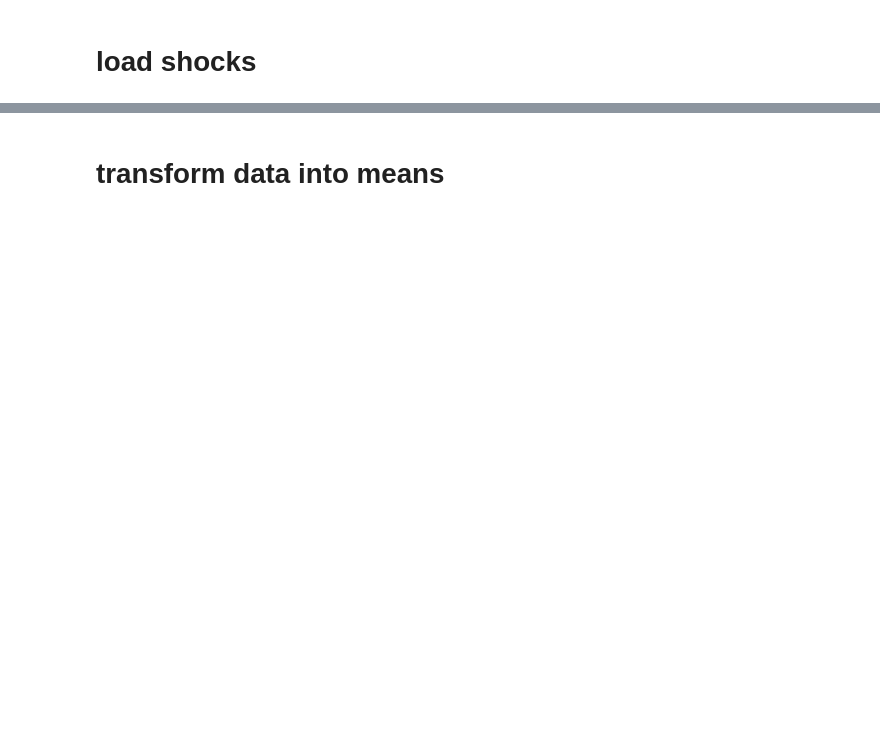
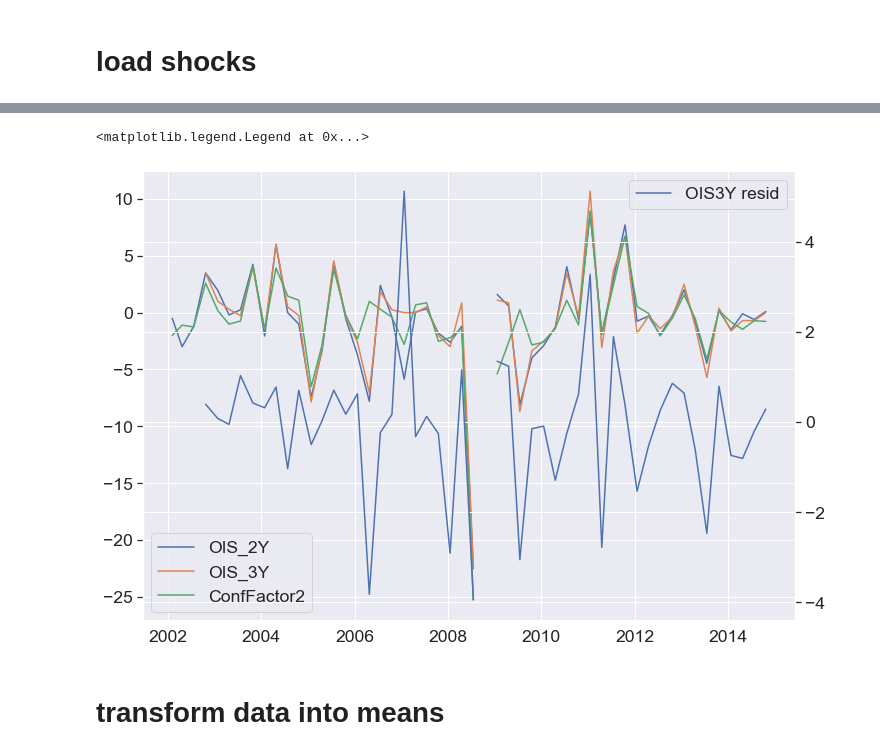
Before and after one commit to geri310/ECB_FG_GMM_approach_MSc_Thesis, a Jupyter notebook: gmmGDP-Averages.ipynb, the cells around one changed output, grey strips where cells are left out. Drawn from its saved outputs; the diff is of its cells as text; code cells hidden in the pictures; blank space fills up the shorter version.

Commit message:
regressed OIS and factors added

```diff
--- a/gmmGDP-Averages.ipynb
+++ b/gmmGDP-Averages.ipynb
@@ -21,3 +21,7 @@ df_gdp.index = df_gdp['SurveyDate']
 df_gdp = df_gdp.drop('SurveyDate', axis=1)
 # %% [markdown]
 # load shocks
+# %%
+oisfactors = pd.read_csv('dataset_con.csv')
+oisfactors.index = pd.to_datetime(oisfactors['Date'])
+oisfactors
@@ -29,6 +48,23 @@ prdf = pd.read_excel('Dataset_EA-MPD.xlsx', sheet_name='Press Release Window')
 prdf.index = prdf['date']
 pcdf = pd.read_excel('Dataset_EA-MPD.xlsx', sheet_name='Press Conference Window')
 pcdf.index = pcdf['date']
+pcdf = pd.concat([pcdf, oisfactors], axis = 1)
+##get OLS estimate of the OIS 3Y
+pcdf1 = pcdf.loc[(pcdf.index>'2001-12-01')&(pcdf.index<'2015-01-01')]
+pcdf1 = pcdf1.dropna(subset=['OIS_1M', 'OIS_3M', 'OIS_6M', 'OIS_1Y', 'OIS_2Y', 'OIS_3Y'])
+X = sm.add_constant(pcdf1[['OIS_1M', 'OIS_3M', 'OIS_6M', 'OIS_1Y']])
+model = sm.OLS(pcdf1['OIS_3Y'], X)
+results = model.fit()
+#get the residuals and the fitted values
+oisnew = pd.DataFrame(results.resid)
+oisnew.columns = ['oisnew']
+oisnew.index = pcdf1.index
+oisnewfitted = pd.DataFrame(results.fittedvalues)
+oisnewfitted.columns = ['oisnew_fitted']
+oisnewfitted.index = pcdf1.index
+pcdf = pd.concat([pcdf, oisnew], axis = 1)
+pcdf = pd.concat([pcdf, oisnewfitted], axis = 1)
+
 dates_list = df_gdp.index.unique()
 date1=dates_list[0]
 date2=dates_list[1]
@@ -58,12 +94,12 @@ for i in range(0, len(dates_list)-1):
 newdfpc.index = dates_list
 
 #SUM DEFINITION
-mpdf = pd.read_excel('Dataset_EA-MPD.xlsx', sheet_name='Monetary Event Window')
-mpdf.index = mpdf['date']
-prdf = pd.read_excel('Dataset_EA-MPD.xlsx', sheet_name='Press Release Window')
-prdf.index = prdf['date']
-pcdf = pd.read_excel('Dataset_EA-MPD.xlsx', sheet_name='Press Conference Window')
-pcdf.index = pcdf['date']
+#mpdf = pd.read_excel('Dataset_EA-MPD.xlsx', sheet_name='Monetary Event Window')
+#mpdf.index = mpdf['date']
+#prdf = pd.read_excel('Dataset_EA-MPD.xlsx', sheet_name='Press Release Window')
+#prdf.index = prdf['date']
+#pcdf = pd.read_excel('Dataset_EA-MPD.xlsx', sheet_name='Press Conference Window')
+#pcdf.index = pcdf['date']
 dates_list = df_gdp.index.unique()
 date1=dates_list[0]
 date2=dates_list[1]
@@ -89,6 +125,17 @@ newdfpcsum = pcdf.loc[(pcdf.index<date1)].tail(1)
 for i in range(0, len(dates_list)-1):
     newdfpcsum = newdfpcsum.append(pcdf.loc[(pcdf.index>dates_list[i])&(pcdf.index<dates_list[i+1])].sum(),ignore_index = True)
 newdfpcsum.index = dates_list
+# %%
+sns.set(rc={'figure.figsize':(11.7,8.27)}, font_scale=1.6);
+fig, ax1 = plt.subplots()
+ax1.plot(newdfpc.loc[(newdfpc.index>'2001-12-01')&(newdfpc.index<'2015-01-01')][['OIS_2Y', 'OIS_3Y', 'ConfFactor2']])
+ax1.legend(['OIS_2Y', 'OIS_3Y', 'ConfFactor2'])
+ax2 = ax1.twinx()
+ax2.plot(newdfpc.loc[(newdfpc.index>'2001-12-01')&(newdfpc.index<'2015-01-01')]['oisnew']);
+ax2.legend(['OIS3Y resid'])
+# %% [output]
+<matplotlib.legend.Legend at 0x...>
+[figure, added]
 # %% [markdown]
 # transform data into means
 # %%
```
Also changed, not shown: parts of 18 cells of this notebook, 1 other file.
